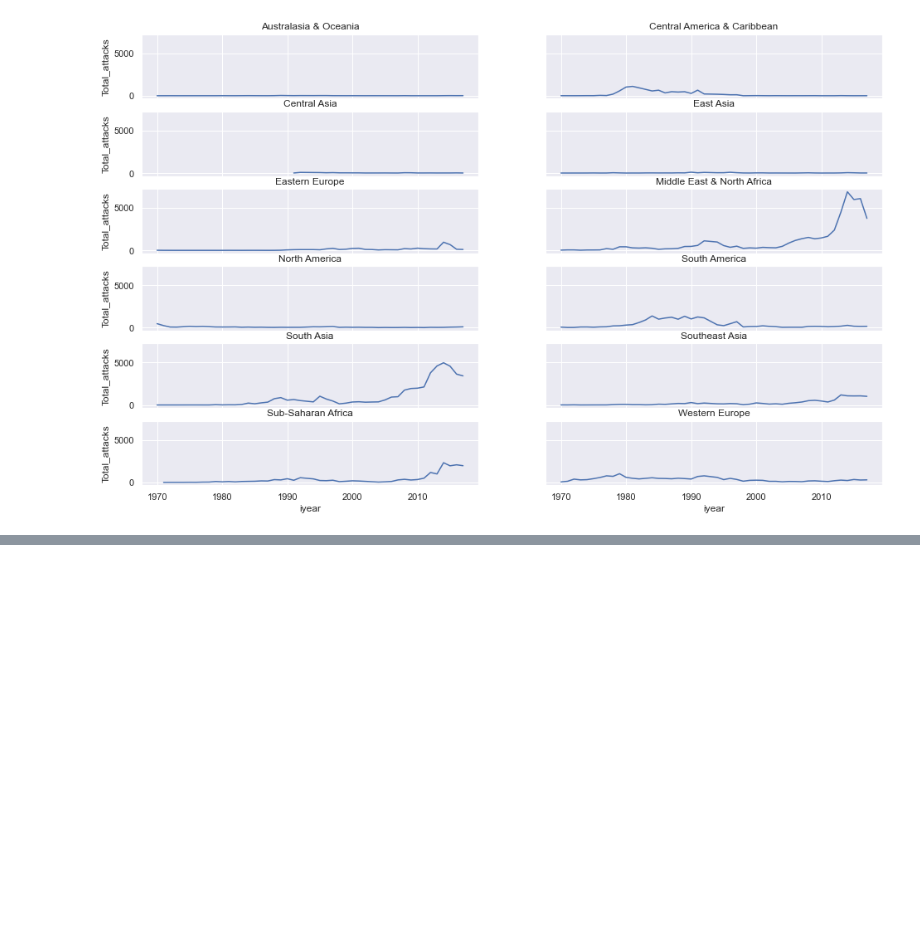
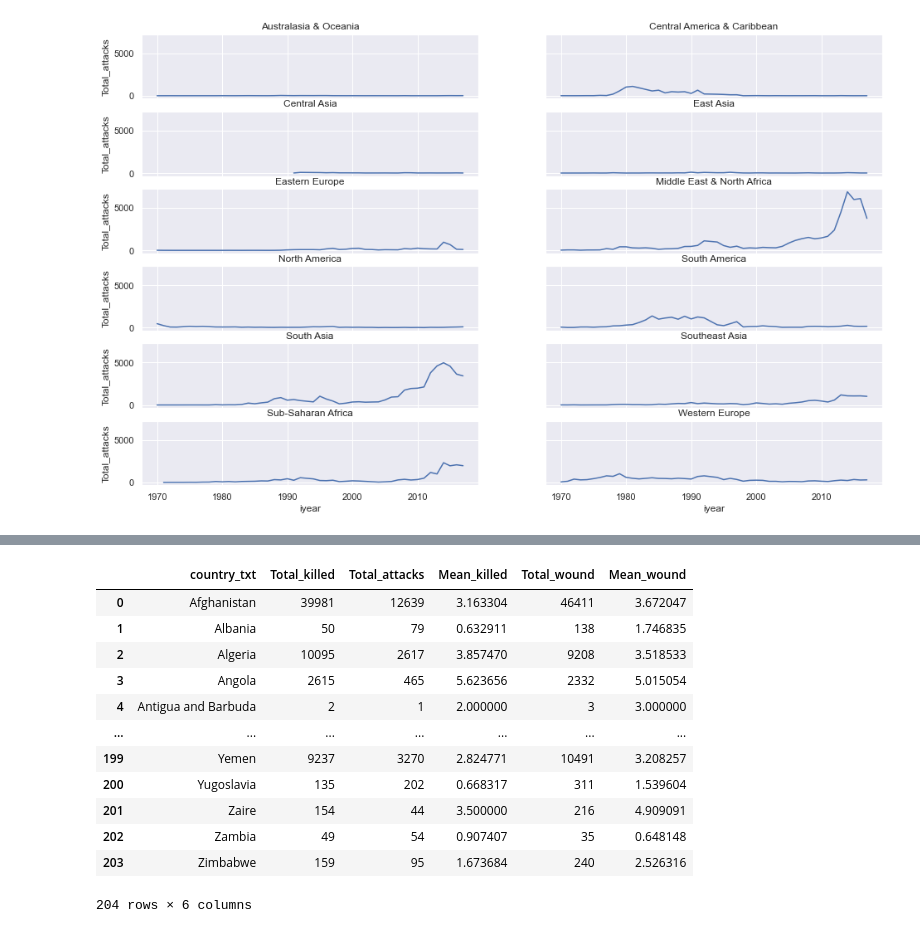
Before and after one commit to AlbertCos/Data_Science_project, a Jupyter notebook: Global_Terrorism_exploration_and_prediction_app.ipynb, the cells around one changed output, grey strips where cells are left out. Saved outputs shown, nothing was run; the diff lists cells and outputs as text; code cells hidden in the pictures; blank space fills up the shorter version.

```diff
--- a/Global_Terrorism_exploration_and_prediction_app.ipynb
+++ b/Global_Terrorism_exploration_and_prediction_app.ipynb
@@ -455,0 +475,17 @@ Text(0.5, 1.0, 'Western Europe')
+# %%
+df_total_killed_by_country = df.groupby(['country_txt']).agg(Total_killed=('nkill', 'sum'), Total_attacks=('nkill', 'count'), Mean_killed= ('nkill','mean'),Total_wound=('nwound', 'sum'), Mean_wound= ('nwound','mean')).reset_index()
+df_total_killed_by_country
+# %% [output]
+|  | country_txt | Total_killed | Total_attacks | Mean_killed | Total_wound | Mean_wound |
+| 0 | Afghanistan | 39981 | 12639 | 3.163304 | 46411 | 3.672047 |
+| 1 | Albania | 50 | 79 | 0.632911 | 138 | 1.746835 |
+| 2 | Algeria | 10095 | 2617 | 3.857470 | 9208 | 3.518533 |
+| 3 | Angola | 2615 | 465 | 5.623656 | 2332 | 5.015054 |
+| 4 | Antigua and Barbuda | 2 | 1 | 2.000000 | 3 | 3.000000 |
+| ... | ... | ... | ... | ... | ... | ... |
+| 199 | Yemen | 9237 | 3270 | 2.824771 | 10491 | 3.208257 |
+| 200 | Yugoslavia | 135 | 202 | 0.668317 | 311 | 1.539604 |
+| 201 | Zaire | 154 | 44 | 3.500000 | 216 | 4.909091 |
+| 202 | Zambia | 49 | 54 | 0.907407 | 35 | 0.648148 |
+| 203 | Zimbabwe | 159 | 95 | 1.673684 | 240 | 2.526316 |
+204 rows × 6 columns
```
Also changed, not shown: parts of 5 cells of this notebook.
